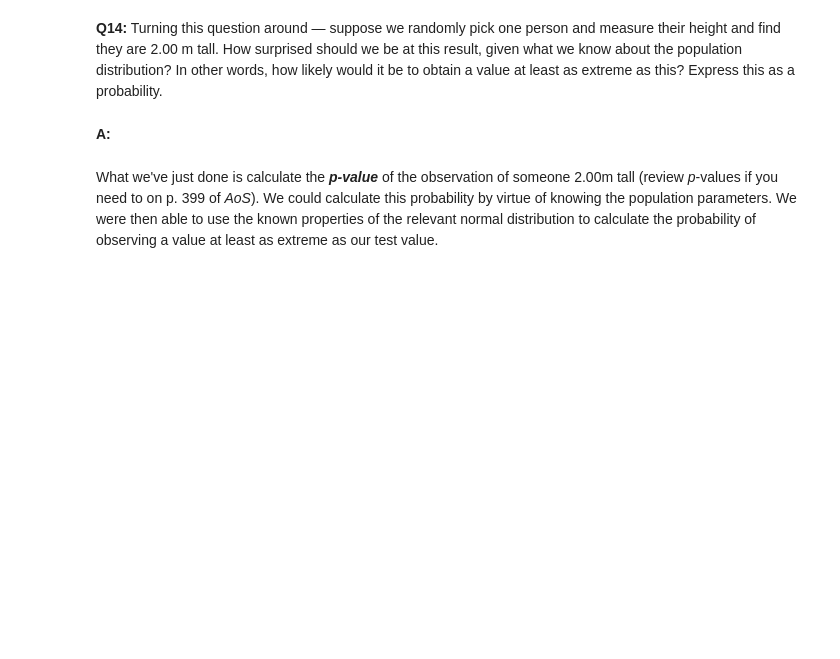
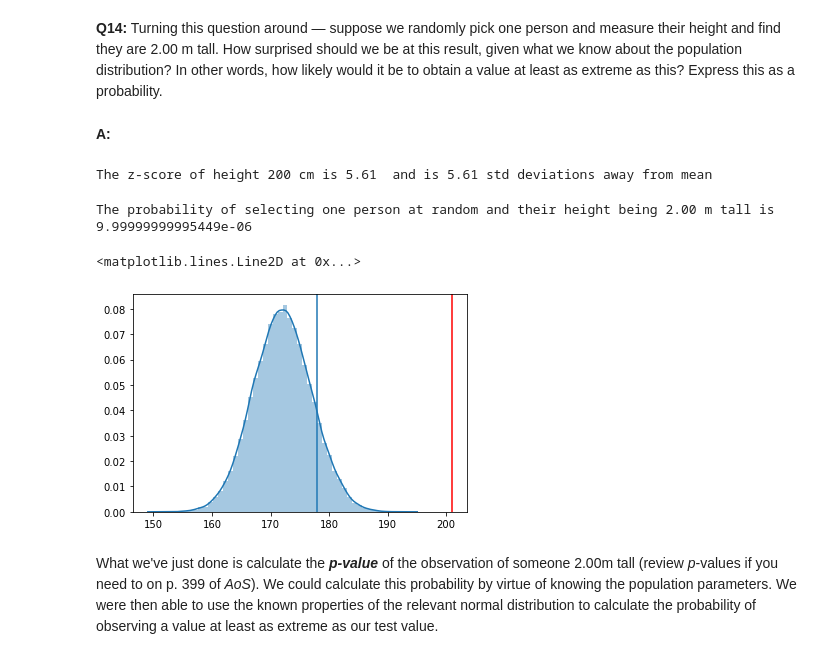
Before and after one commit to shai1esh03/ML-Algorithms-Projects, a Jupyter notebook: Frequentist Case Study/Frequentist Inference Case Study - Part A (3).ipynb, the cells around one changed output. Cells and saved outputs as stored; diff of their text form; code cells hidden in the pictures; blank space fills up the shorter version.

```diff
--- a/Frequentist Case Study/Frequentist Inference Case Study - Part A (3).ipynb
+++ b/Frequentist Case Study/Frequentist Inference Case Study - Part A (3).ipynb
@@ -324,6 +356,22 @@ plt.axvline(177+norm.cdf(177,np.mean(day_samples), np.std(day_samples)), color='
 __Q14:__ Turning this question around — suppose we randomly pick one person and measure their height and find they are 2.00 m tall. How surprised should we be at this result, given what we know about the population distribution? In other words, how likely would it be to obtain a value at least as extreme as this? Express this as a probability.
 # %% [markdown]
 __A:__
+# %%
+zscore200 = z_score(200, np.mean(pop_heights), np.std(pop_heights))
+print('The z-score of height 200 cm is {0}  and is {1} std deviations away from mean'.format(zscore200,zscore200))
+# %% [output]
+The z-score of height 200 cm is 5.61  and is 5.61 std deviations away from mean
+# %%
+print('The probability of selecting one person at random and their height being 2.00 m tall is {}'.format(1-0.99999))
+# %% [output]
+The probability of selecting one person at random and their height being 2.00 m tall is 9.99999999995449e-06
+# %%
+sns.distplot(pop_heights)
+plt.axvline(177+norm.cdf(177,np.mean(day_samples), np.std(day_samples)))
+plt.axvline(200+norm.cdf(200,np.mean(day_samples), np.std(day_samples)), color='r')
+# %% [output]
+<matplotlib.lines.Line2D at 0x...>
+[figure, added]
 # %% [markdown]
 What we've just done is calculate the ***p-value*** of the observation of someone 2.00m tall (review *p*-values if you need to on p. 399 of *AoS*). We could calculate this probability by virtue of knowing the population parameters. We were then able to use the known properties of the relevant normal distribution to calculate the probability of observing a value at least as extreme as our test value.
 # %% [markdown]
```
Also changed, not shown: parts of 10 cells of this notebook.
